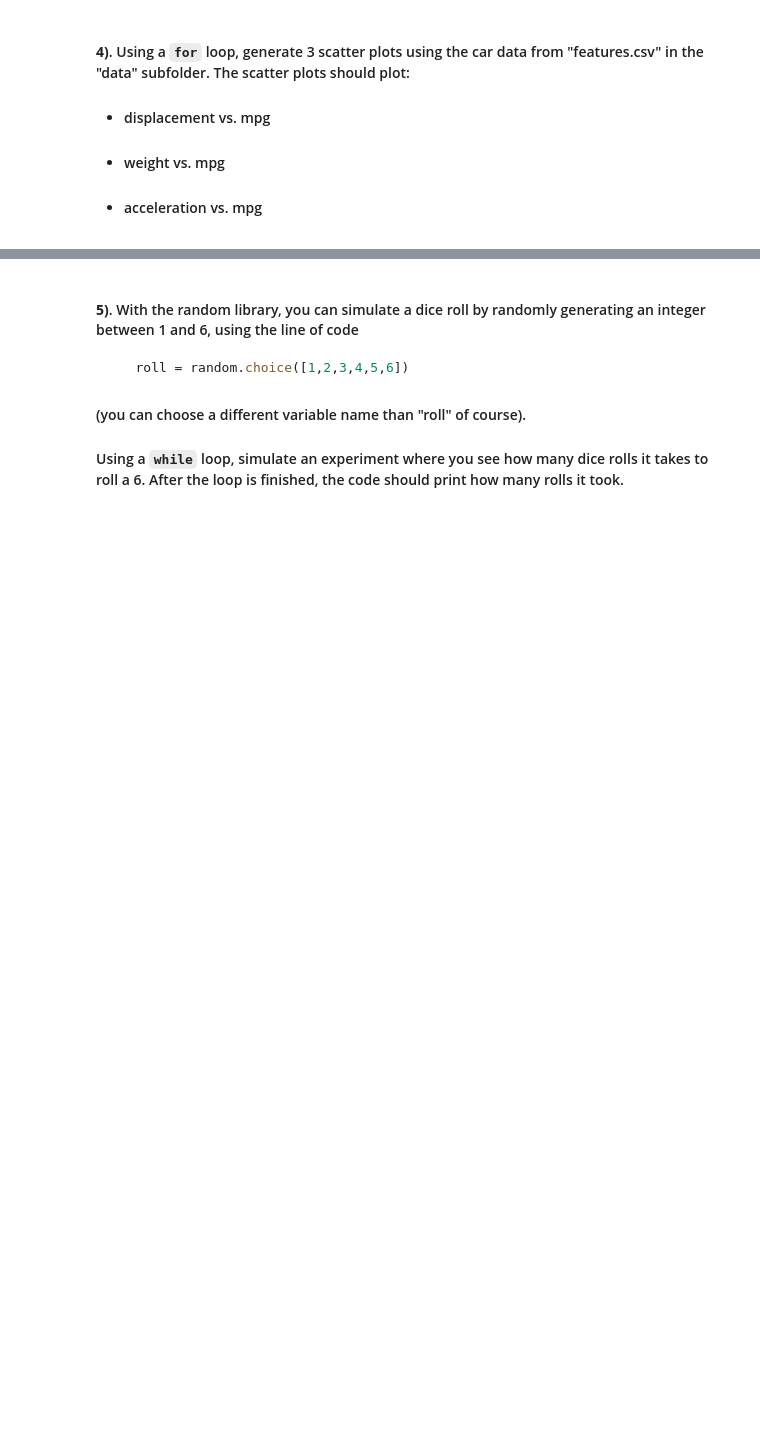
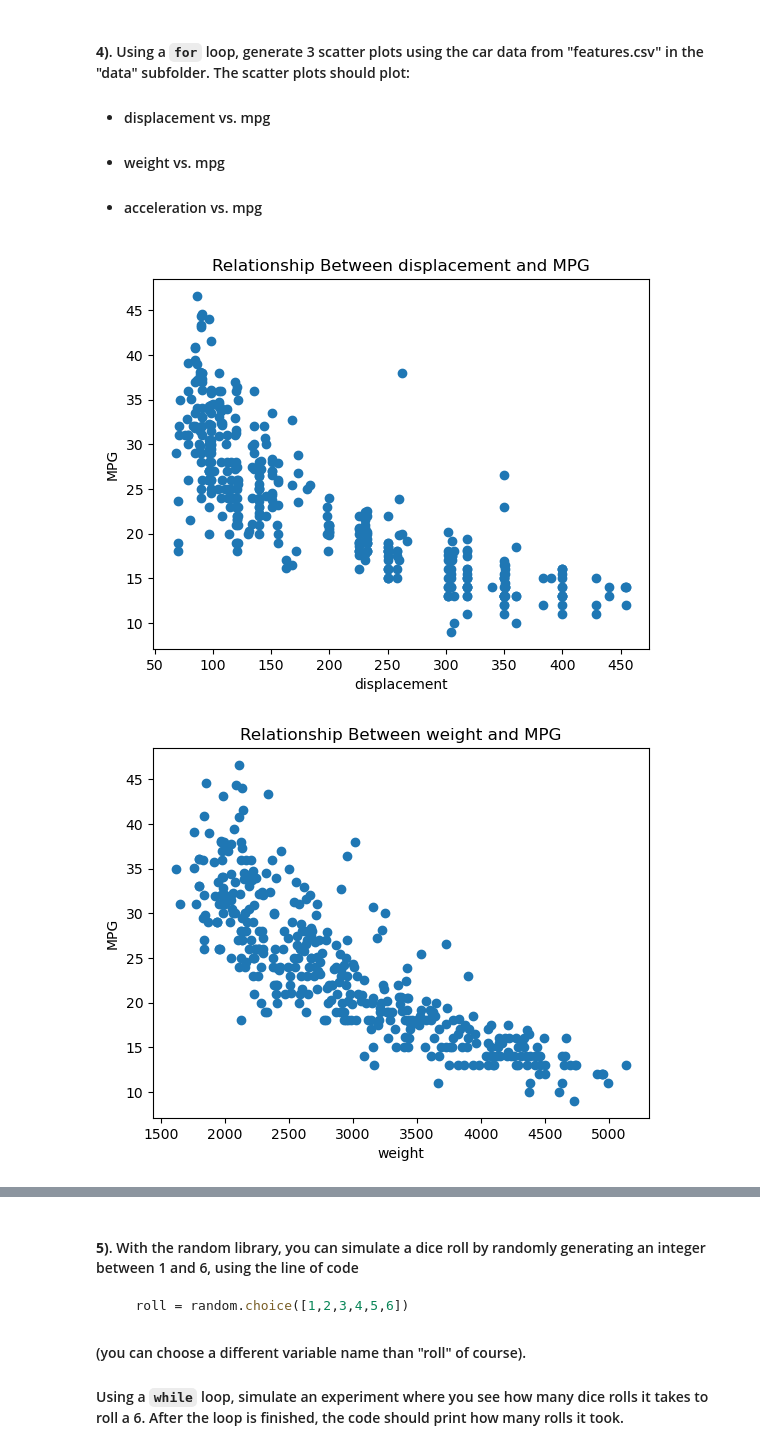
Before and after one commit to wangheleny/datasci151spring2026, a Jupyter notebook: lecture_08/lecture_08 copy.ipynb, the cells around one changed output, grey strips where cells are left out. Drawn from its saved outputs; the diff is of its cells as text; code cells hidden in the pictures; blank space fills up the shorter version.

```diff
--- a/lecture_08/lecture_08 copy.ipynb
+++ b/lecture_08/lecture_08 copy.ipynb
@@ -563,4 +571,20 @@ n = 31 # run this cell with other positive integers (start smaller to check your
 # %%
 carfeatures = pd.read_csv("data/features.csv")
 
 # your code below
+cols = carfeatures.columns
+cols = carfeatures.drop(columns=['cylinders', 'horsepower', 'vehicle id']).columns
+
+index = 1
+
+for x_value in carfeatures:
+    if index < len(cols):
+        plt.scatter(x = carfeatures[cols[index]], y = carfeatures[cols[0]])
+        plt.xlabel(cols[index])
+        plt.ylabel("MPG")
+        plt.title(f"Relationship Between {cols[index]} and MPG")
+        plt.show()
+        index = index + 1
+# %% [output]
+[figure, added]
+[figure, added]
```
Also changed, not shown: parts of 8 cells of this notebook, 31 other files.
